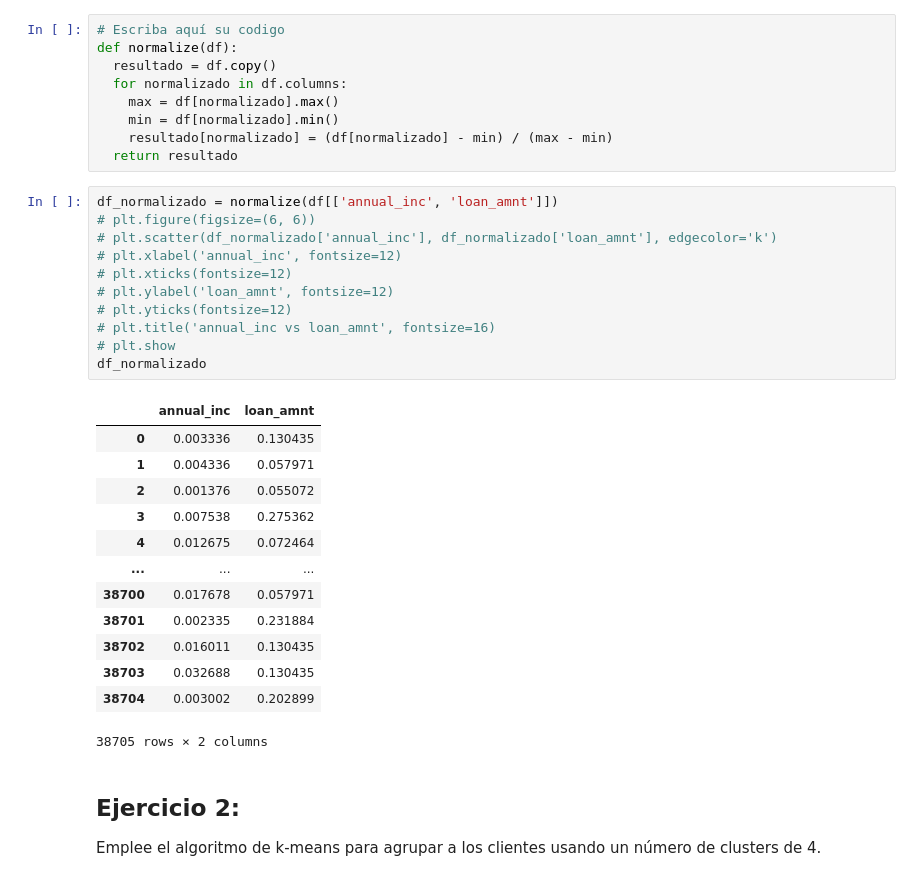
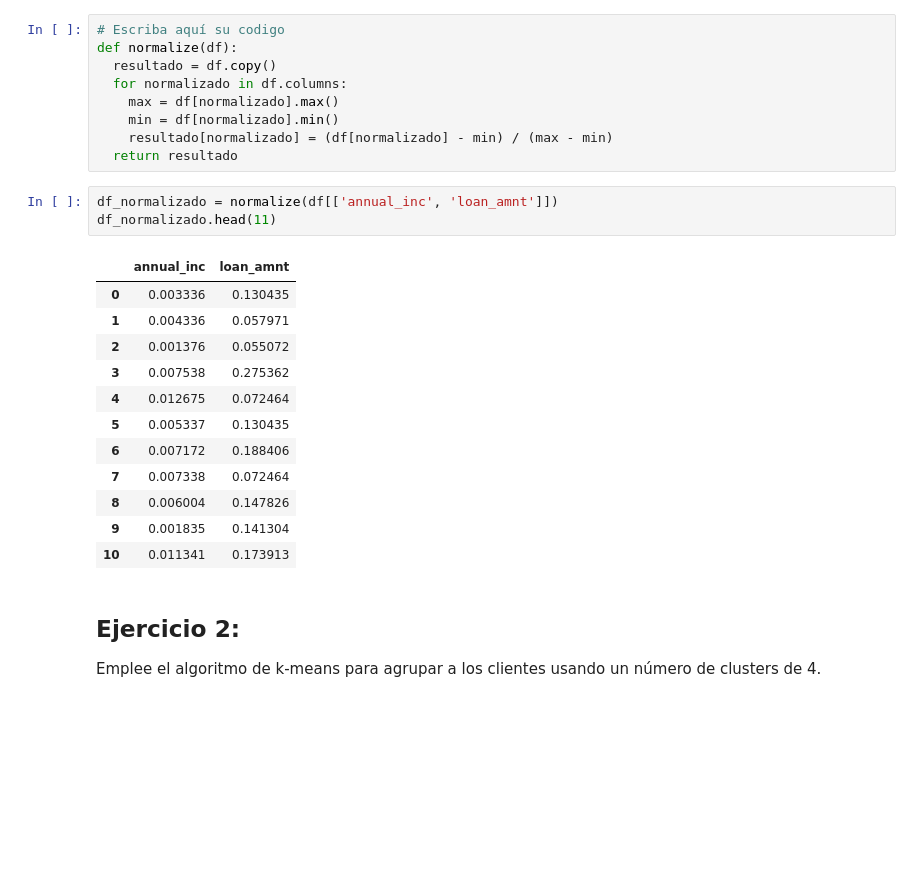
Before and after one commit to AngieCat26/MujeresDigitales, a Jupyter notebook: Taller_semana_7.ipynb, the cells around one changed output. Saved outputs shown, nothing was run; the diff lists cells and outputs as text; blank space fills up the shorter version.

```diff
--- a/Taller_semana_7.ipynb
+++ b/Taller_semana_7.ipynb
@@ -61,31 +47,22 @@ def normalize(df):
     min = df[normalizado].min()
     resultado[normalizado] = (df[normalizado] - min) / (max - min)
   return resultado
-# %%
-df_normalizado = normalize(df[['annual_inc', 'loan_amnt']])
-# plt.figure(figsize=(6, 6))
-# plt.scatter(df_normalizado['annual_inc'], df_normalizado['loan_amnt'], edgecolor='k')
-# plt.xlabel('annual_inc', fontsize=12)
-# plt.xticks(fontsize=12)
-# plt.ylabel('loan_amnt', fontsize=12)
-# plt.yticks(fontsize=12)
-# plt.title('annual_inc vs loan_amnt', fontsize=16)
-# plt.show
-df_normalizado
-# %% [output]
-|  | annual_inc | loan_amnt |
-| 0 | 0.003336 | 0.130435 |
-| 1 | 0.004336 | 0.057971 |
-| 2 | 0.001376 | 0.055072 |
-| 3 | 0.007538 | 0.275362 |
-| 4 | 0.012675 | 0.072464 |
-| ... | ... | ... |
-| 38700 | 0.017678 | 0.057971 |
-| 38701 | 0.002335 | 0.231884 |
-| 38702 | 0.016011 | 0.130435 |
-| 38703 | 0.032688 | 0.130435 |
-| 38704 | 0.003002 | 0.202899 |
-38705 rows × 2 columns
+# %%
+df_normalizado = normalize(df[['annual_inc', 'loan_amnt']])
+df_normalizado.head(11)
+# %% [output]
+|  | annual_inc | loan_amnt |
+| 0 | 0.003336 | 0.130435 |
+| 1 | 0.004336 | 0.057971 |
+| 2 | 0.001376 | 0.055072 |
+| 3 | 0.007538 | 0.275362 |
+| 4 | 0.012675 | 0.072464 |
+| 5 | 0.005337 | 0.130435 |
+| 6 | 0.007172 | 0.188406 |
+| 7 | 0.007338 | 0.072464 |
+| 8 | 0.006004 | 0.147826 |
+| 9 | 0.001835 | 0.141304 |
+| 10 | 0.011341 | 0.173913 |
 # %% [markdown]
 ## Ejercicio 2:
 
```
Also changed, not shown: parts of 5 cells of this notebook.
